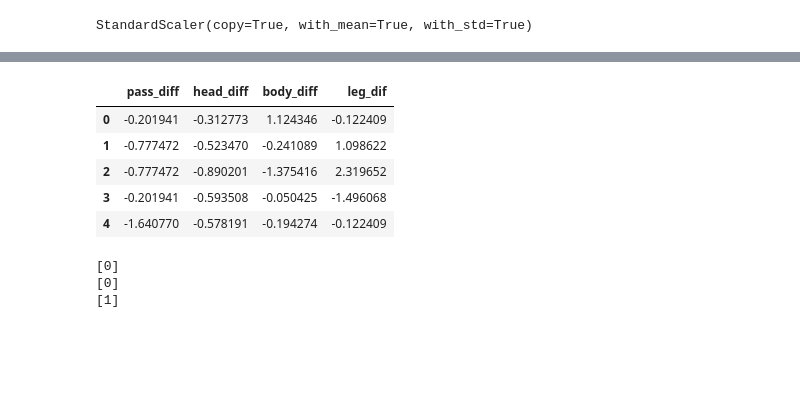
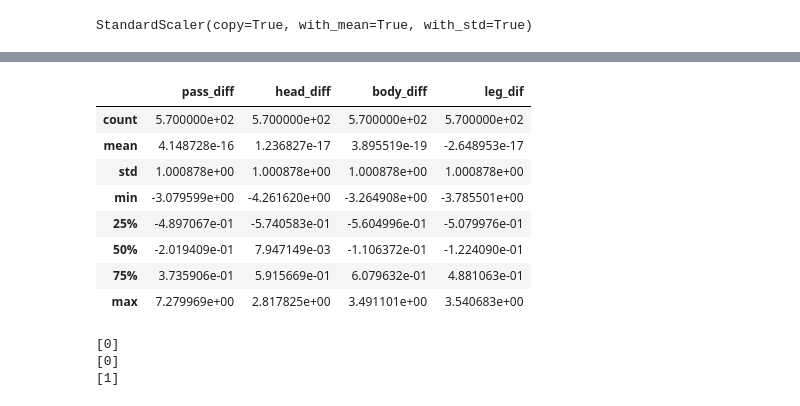
Before and after one commit to ihdorfman/DCDAT35final, a Jupyter notebook: 191012 EDA.ipynb, the cells around one changed output, grey strips where cells are left out. Cells and saved outputs as stored; diff of their text form; code cells hidden in the pictures; blank space fills up the shorter version.

```diff
--- a/191012 EDA.ipynb
+++ b/191012 EDA.ipynb
@@ -282,14 +282,17 @@ iplot(fig)
 # %% [output]
 [interactive output not drawn]
 # %%
-X_test_scaled_df.head()
+X_test_scaled_df.describe()
 # %% [output]
 |  | pass_diff | head_diff | body_diff | leg_dif |
-| 0 | -0.201941 | -0.312773 | 1.124346 | -0.122409 |
-| 1 | -0.777472 | -0.523470 | -0.241089 | 1.098622 |
-| 2 | -0.777472 | -0.890201 | -1.375416 | 2.319652 |
-| 3 | -0.201941 | -0.593508 | -0.050425 | -1.496068 |
-| 4 | -1.640770 | -0.578191 | -0.194274 | -0.122409 |
+| count | 5.700000e+02 | 5.700000e+02 | 5.700000e+02 | 5.700000e+02 |
+| mean | 4.148728e-16 | 1.236827e-17 | 3.895519e-19 | -2.648953e-17 |
+| std | 1.000878e+00 | 1.000878e+00 | 1.000878e+00 | 1.000878e+00 |
+| min | -3.079599e+00 | -4.261620e+00 | -3.264908e+00 | -3.785501e+00 |
+| 25% | -4.897067e-01 | -5.740583e-01 | -5.604996e-01 | -5.079976e-01 |
+| 50% | -2.019409e-01 | 7.947149e-03 | -1.106372e-01 | -1.224090e-01 |
+| 75% | 3.735906e-01 | 5.915669e-01 | 6.079632e-01 | 4.881063e-01 |
+| max | 7.279969e+00 | 2.817825e+00 | 3.491101e+00 | 3.540683e+00 |
 # %%
 new_data = [[-1.640770,0.593508, 1.375416,1.098622]]
 print(lr.predict(new_data))
```
Also changed, not shown: parts of 2 cells of this notebook, 6 other files.
